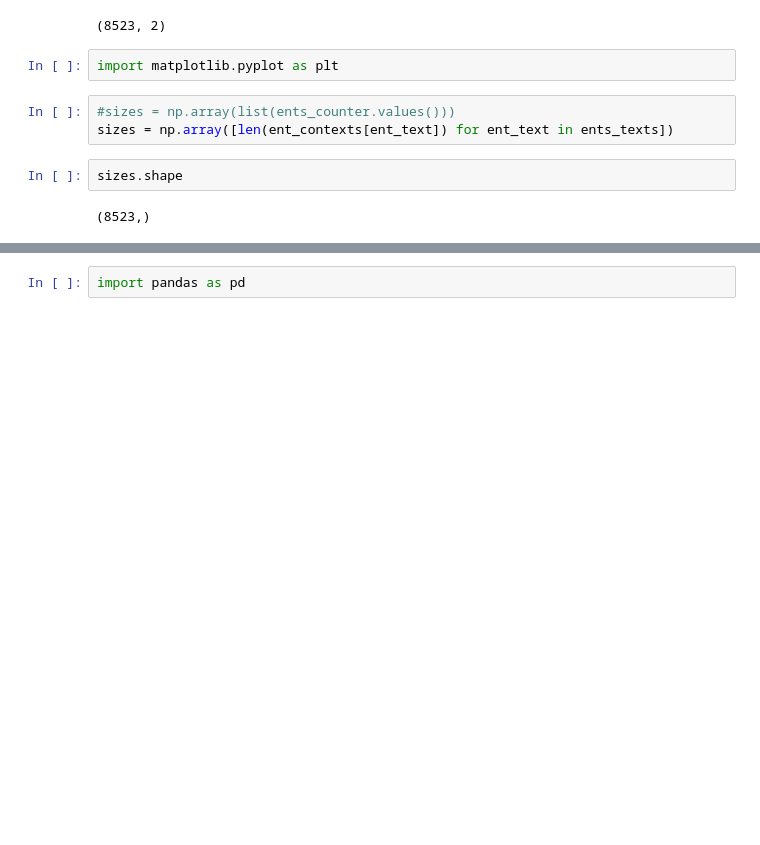
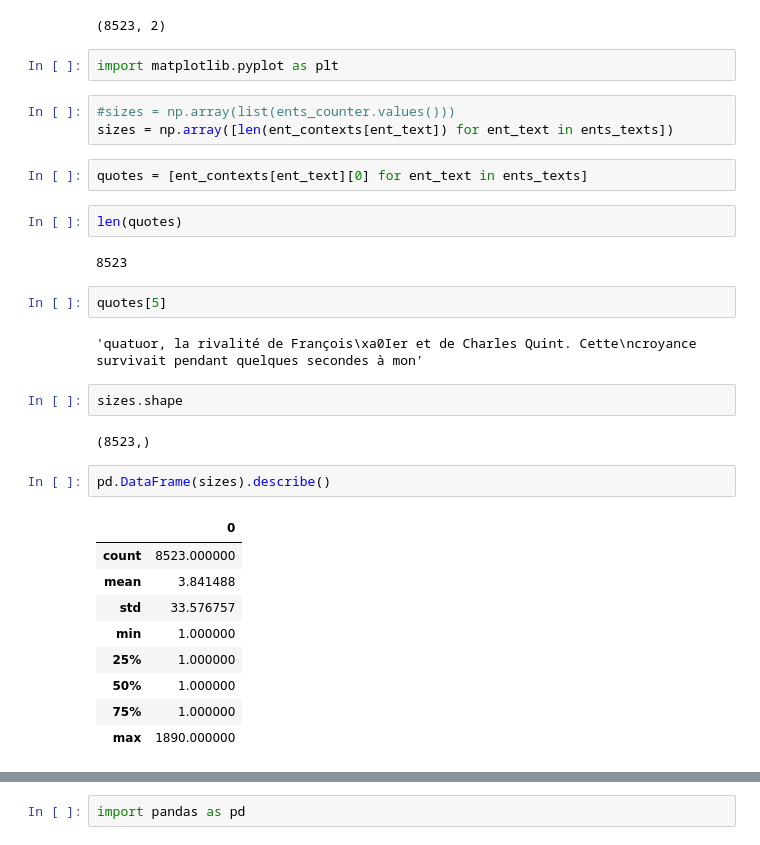
Before and after one commit to PaulLerner/proust, a Jupyter notebook: code/ents.ipynb, the cells around one changed output, grey strips where cells are left out. Cells and saved outputs as stored; diff of their text form; blank space fills up the shorter version.

```diff
--- a/code/ents.ipynb
+++ b/code/ents.ipynb
@@ -198,10 +200,32 @@ import matplotlib.pyplot as plt
 # %%
 #sizes = np.array(list(ents_counter.values()))
 sizes = np.array([len(ent_contexts[ent_text]) for ent_text in ents_texts])
+# %%
+quotes = [ent_contexts[ent_text][0] for ent_text in ents_texts]
+# %%
+len(quotes)
+# %% [output]
+8523
+# %%
+quotes[5]
+# %% [output]
+'quatuor, la rivalité de François\xa0Ier et de Charles Quint. Cette\ncroyance survivait pendant quelques secondes à mon'
 # %%
 sizes.shape
 # %% [output]
 (8523,)
+# %%
+pd.DataFrame(sizes).describe()
+# %% [output]
+|  | 0 |
+| count | 8523.000000 |
+| mean | 3.841488 |
+| std | 33.576757 |
+| min | 1.000000 |
+| 25% | 1.000000 |
+| 50% | 1.000000 |
+| 75% | 1.000000 |
+| max | 1890.000000 |
 # %%
 plt.figure(figsize=(10,10))
 plt.scatter(reduced_embeddings[:,0],reduced_embeddings[:,1],s=np.sqrt(sizes)+4,alpha=0.5)
```
Also changed, not shown: parts of 16 cells of this notebook, 4 other files.
